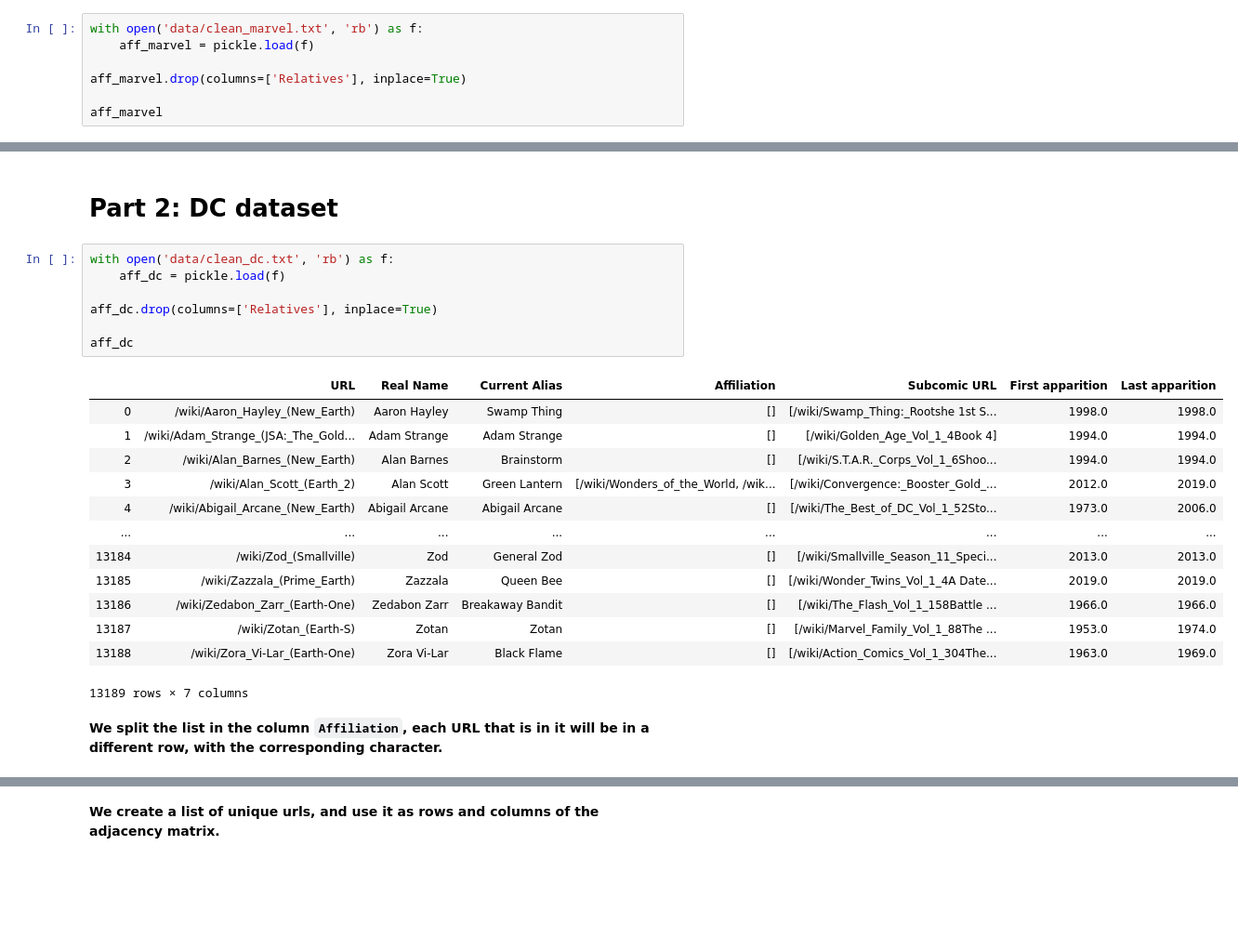
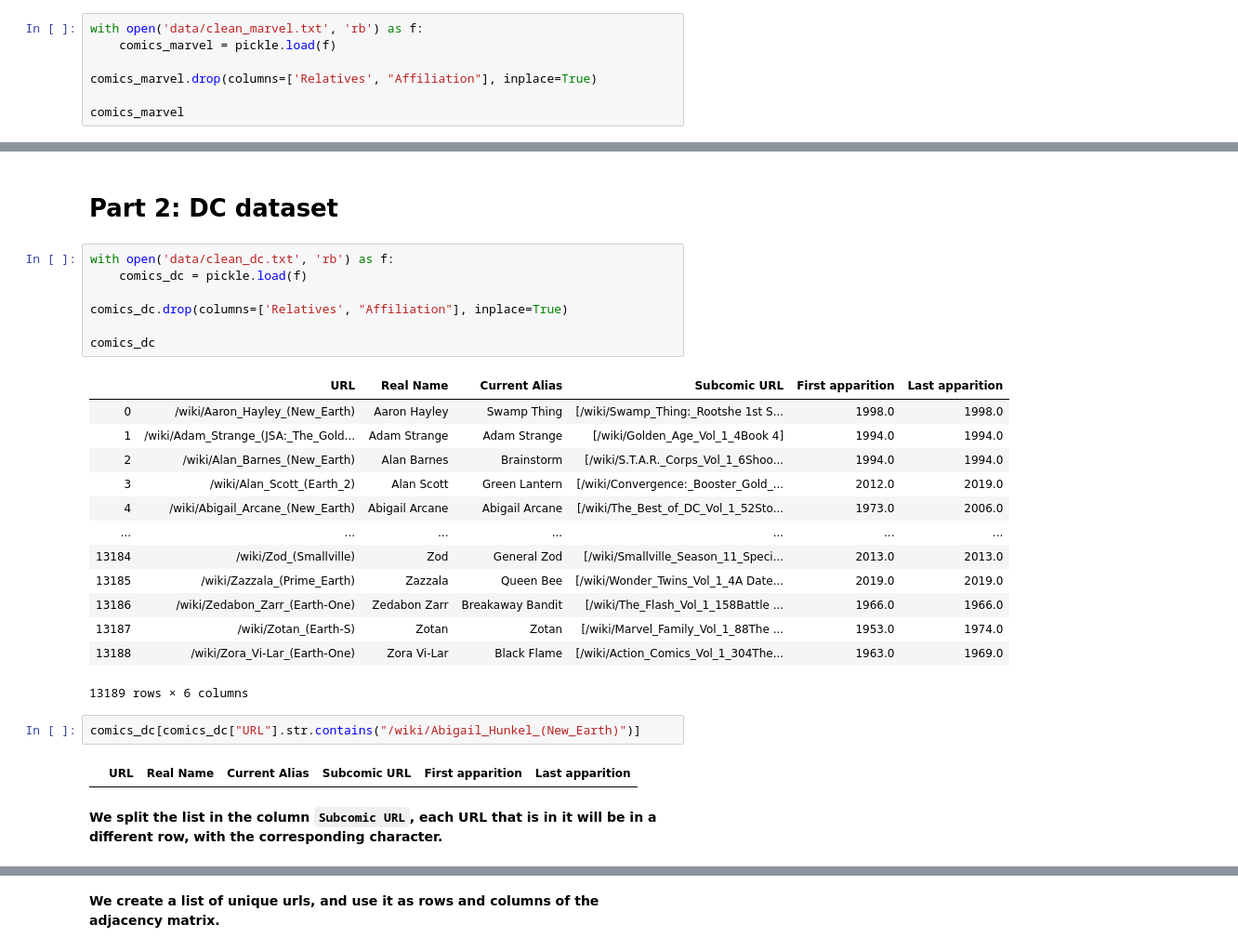
Before and after one commit to ahmedkooli/ntds_comics, a Jupyter notebook: comics_analysis.ipynb, the cells around one changed output, grey strips where cells are left out. Shown: that part at 93% size. Saved outputs shown, nothing was run; the diff lists cells and outputs as text; blank space fills up the shorter version.

```diff
--- a/comics_analysis.ipynb
+++ b/comics_analysis.ipynb
@@ -17,9 +16,9 @@ from sys import stdout
 # Part 1: Marvel dataset
 # %%
 with open('data/clean_marvel.txt', 'rb') as f:
-    aff_marvel = pickle.load(f)
+    comics_marvel = pickle.load(f)
 
-aff_marvel.drop(columns=['Relatives'], inplace=True)
+comics_marvel.drop(columns=['Relatives', "Affiliation"], inplace=True)
 
-aff_marvel
+comics_marvel
 # %% [output]
@@ -117,25 +137,29 @@ plt.spy(adj_aff_marvel,markersize=0.1)
 # Part 2: DC dataset
 # %%
 with open('data/clean_dc.txt', 'rb') as f:
-    aff_dc = pickle.load(f)
+    comics_dc = pickle.load(f)
 
-aff_dc.drop(columns=['Relatives'], inplace=True)
+comics_dc.drop(columns=['Relatives', "Affiliation"], inplace=True)
 
-aff_dc
+comics_dc
 # %% [output]
-|  | URL | Real Name | Current Alias | Affiliation | Subcomic URL | First apparition | Last apparition |
-| 0 | /wiki/Aaron_Hayley_(New_Earth) | Aaron Hayley | Swamp Thing | [] | [/wiki/Swamp_Thing:_Rootshe 1st S... | 1998.0 | 1998.0 |
-| 1 | /wiki/Adam_Strange_(JSA:_The_Gold... | Adam Strange | Adam Strange | [] | [/wiki/Golden_Age_Vol_1_4Book 4] | 1994.0 | 1994.0 |
-| 2 | /wiki/Alan_Barnes_(New_Earth) | Alan Barnes | Brainstorm | [] | [/wiki/S.T.A.R._Corps_Vol_1_6Shoo... | 1994.0 | 1994.0 |
-| 3 | /wiki/Alan_Scott_(Earth_2) | Alan Scott | Green Lantern | [/wiki/Wonders_of_the_World, /wik... | [/wiki/Convergence:_Booster_Gold_... | 2012.0 | 2019.0 |
-| 4 | /wiki/Abigail_Arcane_(New_Earth) | Abigail Arcane | Abigail Arcane | [] | [/wiki/The_Best_of_DC_Vol_1_52Sto... | 1973.0 | 2006.0 |
-| ... | ... | ... | ... | ... | ... | ... | ... |
-| 13184 | /wiki/Zod_(Smallville) | Zod | General Zod | [] | [/wiki/Smallville_Season_11_Speci... | 2013.0 | 2013.0 |
-| 13185 | /wiki/Zazzala_(Prime_Earth) | Zazzala | Queen Bee | [] | [/wiki/Wonder_Twins_Vol_1_4A Date... | 2019.0 | 2019.0 |
-| 13186 | /wiki/Zedabon_Zarr_(Earth-One) | Zedabon Zarr | Breakaway Bandit | [] | [/wiki/The_Flash_Vol_1_158Battle ... | 1966.0 | 1966.0 |
-| 13187 | /wiki/Zotan_(Earth-S) | Zotan | Zotan | [] | [/wiki/Marvel_Family_Vol_1_88The ... | 1953.0 | 1974.0 |
-| 13188 | /wiki/Zora_Vi-Lar_(Earth-One) | Zora Vi-Lar | Black Flame | [] | [/wiki/Action_Comics_Vol_1_304The... | 1963.0 | 1969.0 |
+|  | URL | Real Name | Current Alias | Subcomic URL | First apparition | Last apparition |
+| 0 | /wiki/Aaron_Hayley_(New_Earth) | Aaron Hayley | Swamp Thing | [/wiki/Swamp_Thing:_Rootshe 1st S... | 1998.0 | 1998.0 |
+| 1 | /wiki/Adam_Strange_(JSA:_The_Gold... | Adam Strange | Adam Strange | [/wiki/Golden_Age_Vol_1_4Book 4] | 1994.0 | 1994.0 |
+| 2 | /wiki/Alan_Barnes_(New_Earth) | Alan Barnes | Brainstorm | [/wiki/S.T.A.R._Corps_Vol_1_6Shoo... | 1994.0 | 1994.0 |
+| 3 | /wiki/Alan_Scott_(Earth_2) | Alan Scott | Green Lantern | [/wiki/Convergence:_Booster_Gold_... | 2012.0 | 2019.0 |
+| 4 | /wiki/Abigail_Arcane_(New_Earth) | Abigail Arcane | Abigail Arcane | [/wiki/The_Best_of_DC_Vol_1_52Sto... | 1973.0 | 2006.0 |
+| ... | ... | ... | ... | ... | ... | ... |
+| 13184 | /wiki/Zod_(Smallville) | Zod | General Zod | [/wiki/Smallville_Season_11_Speci... | 2013.0 | 2013.0 |
+| 13185 | /wiki/Zazzala_(Prime_Earth) | Zazzala | Queen Bee | [/wiki/Wonder_Twins_Vol_1_4A Date... | 2019.0 | 2019.0 |
+| 13186 | /wiki/Zedabon_Zarr_(Earth-One) | Zedabon Zarr | Breakaway Bandit | [/wiki/The_Flash_Vol_1_158Battle ... | 1966.0 | 1966.0 |
+| 13187 | /wiki/Zotan_(Earth-S) | Zotan | Zotan | [/wiki/Marvel_Family_Vol_1_88The ... | 1953.0 | 1974.0 |
+| 13188 | /wiki/Zora_Vi-Lar_(Earth-One) | Zora Vi-Lar | Black Flame | [/wiki/Action_Comics_Vol_1_304The... | 1963.0 | 1969.0 |
-13189 rows × 7 columns
+13189 rows × 6 columns
+# %%
+comics_dc[comics_dc["URL"].str.contains("/wiki/Abigail_Hunkel_(New_Earth)")]
+# %% [output]
+|  | URL | Real Name | Current Alias | Subcomic URL | First apparition | Last apparition |
 # %% [markdown]
-**We split the list in the column `Affiliation`, each URL that is in it will be in a different row, with the corresponding character.**
+**We split the list in the column `Subcomic URL`, each URL that is in it will be in a different row, with the corresponding character.**
 # %%
```
Also changed, not shown: parts of 38 cells of this notebook.
